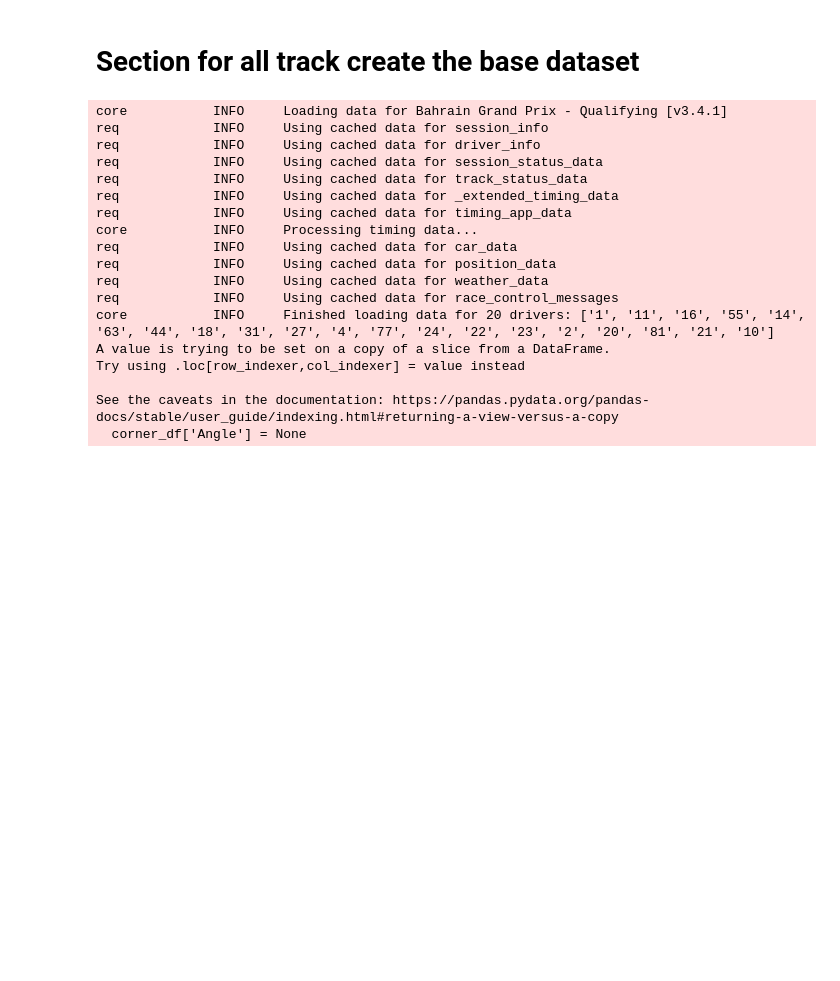
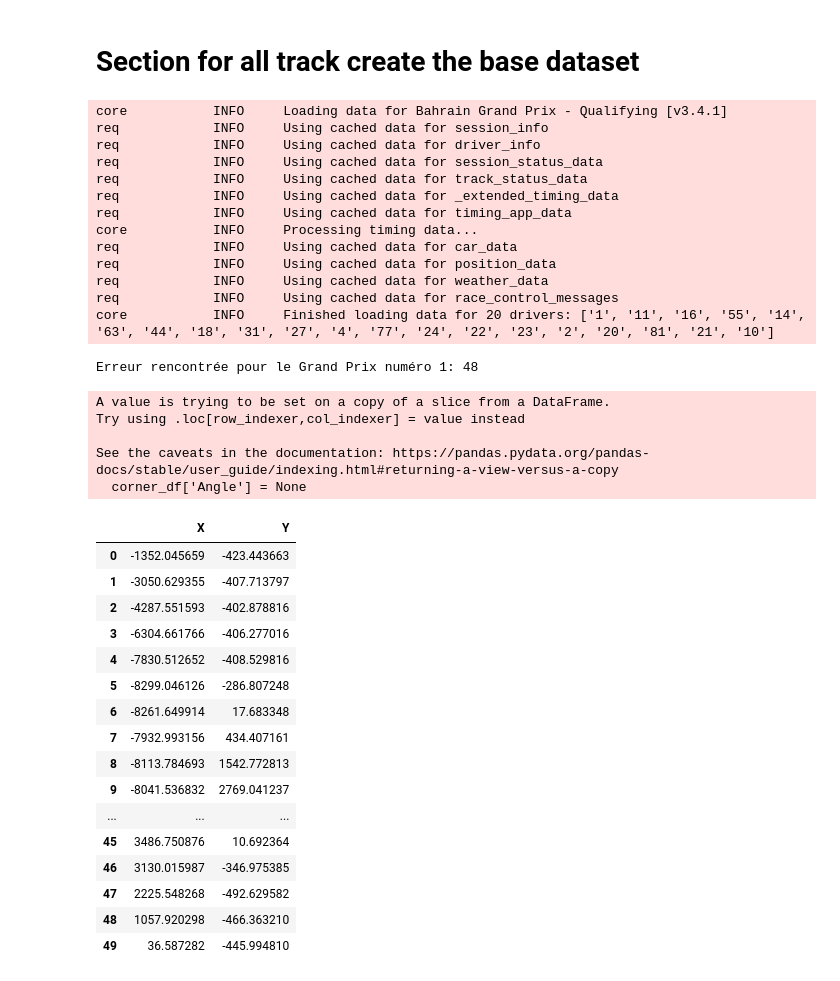
Before and after one commit to rricc22/F1, a Jupyter notebook: section.ipynb, the cells around one changed output. Saved outputs shown, nothing was run; the diff lists cells and outputs as text; code cells hidden in the pictures; blank space fills up the shorter version.

```diff
--- a/section.ipynb
+++ b/section.ipynb
@@ -118,6 +118,27 @@ for gp_number in range(1, 2):  # On commence à 1 et on s'arrête avant 23
         rotated_track = rotate(track, angle=track_angle)
         track_coordinate = pd.DataFrame(rotated_track, columns=['X', 'Y'])
 
+        # Réduction du nombre de points à 50
+        n_lignes_souhaitees = 50
+        pas = len(track_coordinate) / n_lignes_souhaitees
+        indices = np.unique(np.round(np.arange(0, len(track_coordinate), pas)).astype(int))
+        df_reduit = track_coordinate.iloc[indices].reset_index(drop=True)
+
+        # Charger les données des virages et extraire les informations pour le Grand Prix de Silverstone
+        df_trun = pd.read_csv('f1_corners_analysis_2023.csv')
+        df_corners = df_trun[df_trun['Grand Prix'] == schedule.loc[i, 'EventName']]
+
+        # Associer l'angle du virage au point le plus proche dans df_reduit
+        for _, row in df_corners.iterrows():
+            corner = np.array([[round(row['X']), round(row['Y'])]]).reshape(1, 2)
+            corner_rotated = rotate(corner, angle=track_angle).flatten()
+            distances = np.sqrt((df_reduit['X'] - corner_rotated[0]) ** 2 + (df_reduit['Y'] - corner_rotated[1]) ** 2)
+            closest_index = np.argmin(distances)
+
+            df_reduit.loc[closest_index, 'Angle'] = row['Angle']
+
+
+
 
     except Exception as e:
         print(f"Erreur rencontrée pour le Grand Prix numéro {gp_number}: {e}")
@@ -136,8 +157,9 @@ req            INFO     Using cached data for position_data
 req            INFO     Using cached data for weather_data
 req            INFO     Using cached data for race_control_messages
 core           INFO     Finished loading data for 20 drivers: ['1', '11', '16', '55', '14', '63', '44', '18', '31', '27', '4', '77', '24', '22', '23', '2', '20', '81', '21', '10']
-A value is trying to be set on a copy of a slice from a DataFrame.
-Try using .loc[row_indexer,col_indexer] = value instead
-
-See the caveats in the documentation: https://pandas.pydata.org/pandas-docs/stable/user_guide/indexing.html#returning-a-view-versus-a-copy
-  corner_df['Angle'] = None
+Erreur rencontrée pour le Grand Prix numéro 1: 48
+A value is trying to be set on a copy of a slice from a DataFrame.
+Try using .loc[row_indexer,col_indexer] = value instead
+
+See the caveats in the documentation: https://pandas.pydata.org/pandas-docs/stable/user_guide/indexing.html#returning-a-view-versus-a-copy
+  corner_df['Angle'] = None
@@ -144,3 +168,23 @@ See the caveats in the documentation: https://pandas.pydata.org/pandas-docs/stab
+# %%
+df_reduit
+# %% [output]
+|  | X | Y |
+| 0 | -1352.045659 | -423.443663 |
+| 1 | -3050.629355 | -407.713797 |
+| 2 | -4287.551593 | -402.878816 |
+| 3 | -6304.661766 | -406.277016 |
+| 4 | -7830.512652 | -408.529816 |
+| 5 | -8299.046126 | -286.807248 |
+| 6 | -8261.649914 | 17.683348 |
+| 7 | -7932.993156 | 434.407161 |
+| 8 | -8113.784693 | 1542.772813 |
+| 9 | -8041.536832 | 2769.041237 |
+| ... | ... | ... |
+| 45 | 3486.750876 | 10.692364 |
+| 46 | 3130.015987 | -346.975385 |
+| 47 | 2225.548268 | -492.629582 |
+| 48 | 1057.920298 | -466.363210 |
+| 49 | 36.587282 | -445.994810 |
 # %%
 # Charger les circuits de la saison
 season_year = 2023
```
Also changed, not shown: parts of 3 cells of this notebook.
